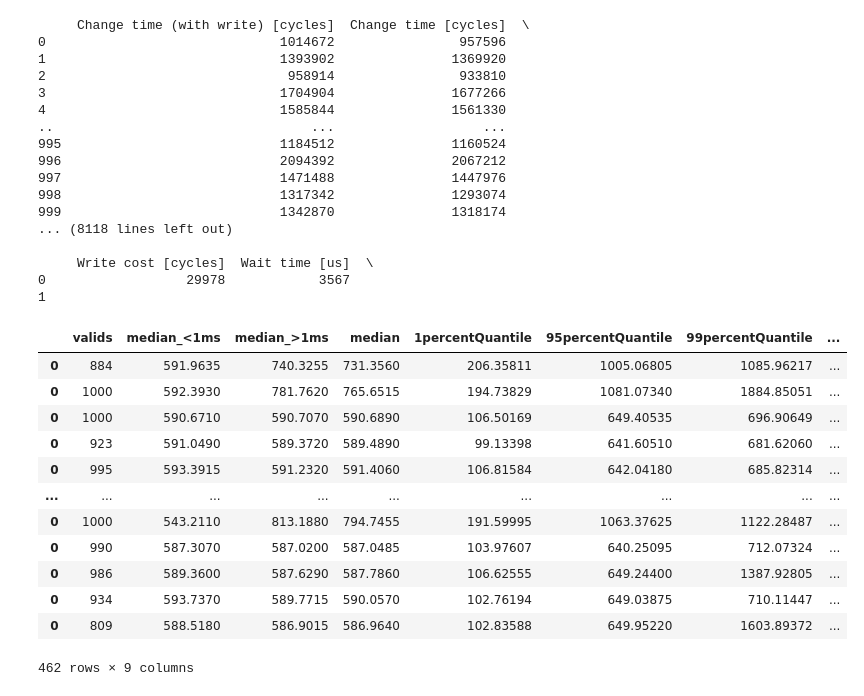
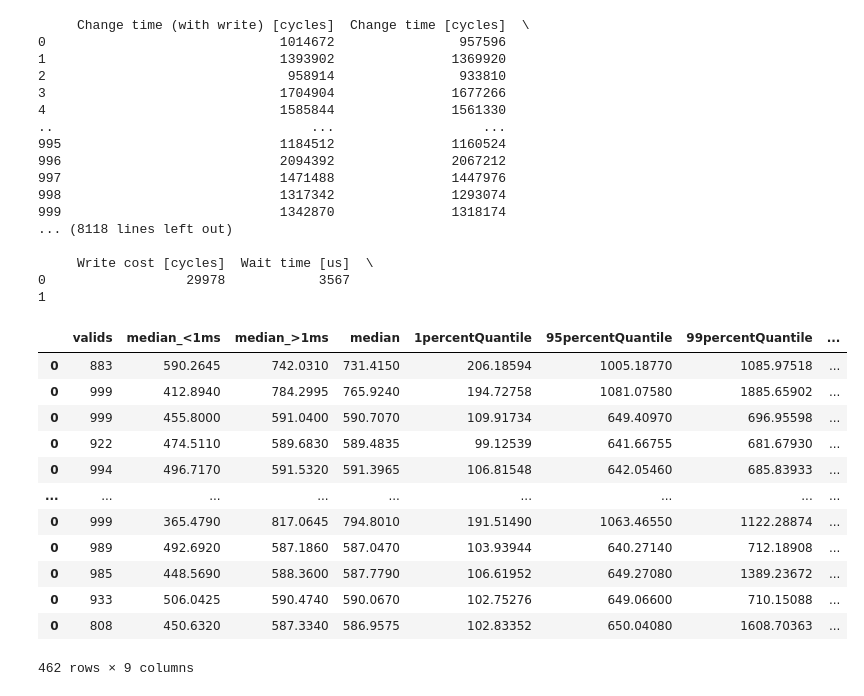
Before and after one commit to marenz2569/2025-sapphire-rapids-ee, a Jupyter notebook: measurements/ftalat/hati_analyze.ipynb, the cells around one changed output. Drawn from its saved outputs; the diff is of its cells as text; code cells hidden in the pictures.

```diff
--- a/measurements/ftalat/hati_analyze.ipynb
+++ b/measurements/ftalat/hati_analyze.ipynb
@@ -19,8 +19,8 @@ def savefig(name, **kwargs):
 # us -> MHz
 reference_frequency_per_time_unit = 2.0E3
 TRANSITION_LATENCY = "Transition latency [µs]"
-WAIT_LATENCY = "Time since last frequency switch [µs]"
-WAIT_PLUS_TRANSITION_LATENCY = "Time since last frequency switch + Transition latency [µs]"
+WAIT_LATENCY = "Time since last frequency change [us]"
+WAIT_LATENCY_BETWEEN_RUNS = "Time between detection of last frequency\nchange from source to target frequency [µs]"
 SOURCE_FREQUENCY = "Source Frequency [GHz]"
 TARGET_FREQUENCY = "Target Frequency [GHz]"
 FREQ_TRANSITION = "Frequency transition [GHz]"
@@ -46,13 +46,19 @@ for file in glob.glob(files_matcher):
         print(data)
     except:
         continue
-    data=data.rename(columns={"Change time (with write) [cycles]": TRANSITION_LATENCY, "Time since last frequency change request [cycles]": WAIT_LATENCY})
-    data[TRANSITION_LATENCY] = data[TRANSITION_LATENCY] / reference_frequency_per_time_unit
-    data[WAIT_LATENCY] = data[WAIT_LATENCY] / reference_frequency_per_time_unit
-    data[WAIT_PLUS_TRANSITION_LATENCY] = data[TRANSITION_LATENCY] + data[WAIT_LATENCY]
+    data[TRANSITION_LATENCY] = data["Change time (with write) [cycles]"] / reference_frequency_per_time_unit
+    data[WAIT_LATENCY] = data["Time since last frequency change [cycles]"] / reference_frequency_per_time_unit
+    data["Change time [us]"] = data["Change time [cycles]"] / reference_frequency_per_time_unit
+    data["Change time (with write) [us]"] = data["Change time (with write) [cycles]"] / reference_frequency_per_time_unit
+    data["Write cost [us]"] = data["Write cost [cycles]"] / reference_frequency_per_time_unit
+    data["second_change [us]"] = (data["Time since last frequency change request [cycles]"] - data["Time since last frequency change [cycles]"] + data["Change time (with write) [cycles]"]) / reference_frequency_per_time_unit
+    data["second_validation_interval [us]"] = (data["Time since last frequency change [cycles]"] - data["Change time (with write) [cycles]"]) / reference_frequency_per_time_unit - data["Wait time [us]"]
+    data[WAIT_LATENCY_BETWEEN_RUNS] = data["Detected frequency change timestamp [cycles]"].diff() / reference_frequency_per_time_unit
 
     # filter invalid measurement values
     data=data[data[TRANSITION_LATENCY]>0]
+    # discard the first row
+    data = data.iloc[1:]
 
     processed_data = pd.concat([processed_data, pd.DataFrame([
         {'valids': len(data),
@@ -64,44 +70,44 @@ for file in glob.glob(files_matcher):
          '99percentQuantile': data[TRANSITION_LATENCY].quantile(0.99),
          SOURCE_FREQUENCY: start_ghz,
          TARGET_FREQUENCY: target_ghz}
     ])])
 
     data[SOURCE_FREQUENCY] = start_ghz
     data[TARGET_FREQUENCY] = target_ghz
     data[FREQ_TRANSITION] = f"{start_ghz}GHz -> {target_ghz}GHz"
     all_data = pd.concat([all_data, data])
 
 processed_data
 # %% [output]
      Change time (with write) [cycles]  Change time [cycles]  \
 0                              1014672                957596
 1                              1393902               1369920
 2                               958914                933810
 3                              1704904               1677266
 4                              1585844               1561330
 ..                                 ...                   ...
 995                            1184512               1160524
 996                            2094392               2067212
 997                            1471488               1447976
 998                            1317342               1293074
 999                            1342870               1318174
 ... (8118 lines left out)
 
      Write cost [cycles]  Wait time [us]  \
 0                  29978            3567
 1
 |  | valids | median_<1ms | median_>1ms | median | 1percentQuantile | 95percentQuantile | 99percentQuantile | ... |
-| 0 | 884 | 591.9635 | 740.3255 | 731.3560 | 206.35811 | 1005.06805 | 1085.96217 | ... |
-| 0 | 1000 | 592.3930 | 781.7620 | 765.6515 | 194.73829 | 1081.07340 | 1884.85051 | ... |
-| 0 | 1000 | 590.6710 | 590.7070 | 590.6890 | 106.50169 | 649.40535 | 696.90649 | ... |
-| 0 | 923 | 591.0490 | 589.3720 | 589.4890 | 99.13398 | 641.60510 | 681.62060 | ... |
-| 0 | 995 | 593.3915 | 591.2320 | 591.4060 | 106.81584 | 642.04180 | 685.82314 | ... |
+| 0 | 883 | 590.2645 | 742.0310 | 731.4150 | 206.18594 | 1005.18770 | 1085.97518 | ... |
+| 0 | 999 | 412.8940 | 784.2995 | 765.9240 | 194.72758 | 1081.07580 | 1885.65902 | ... |
+| 0 | 999 | 455.8000 | 591.0400 | 590.7070 | 109.91734 | 649.40970 | 696.95598 | ... |
+| 0 | 922 | 474.5110 | 589.6830 | 589.4835 | 99.12539 | 641.66755 | 681.67930 | ... |
+| 0 | 994 | 496.7170 | 591.5320 | 591.3965 | 106.81548 | 642.05460 | 685.83933 | ... |
 | ... | ... | ... | ... | ... | ... | ... | ... | ... |
-| 0 | 1000 | 543.2110 | 813.1880 | 794.7455 | 191.59995 | 1063.37625 | 1122.28487 | ... |
-| 0 | 990 | 587.3070 | 587.0200 | 587.0485 | 103.97607 | 640.25095 | 712.07324 | ... |
-| 0 | 986 | 589.3600 | 587.6290 | 587.7860 | 106.62555 | 649.24400 | 1387.92805 | ... |
-| 0 | 934 | 593.7370 | 589.7715 | 590.0570 | 102.76194 | 649.03875 | 710.11447 | ... |
-| 0 | 809 | 588.5180 | 586.9015 | 586.9640 | 102.83588 | 649.95220 | 1603.89372 | ... |
+| 0 | 999 | 365.4790 | 817.0645 | 794.8010 | 191.51490 | 1063.46550 | 1122.28874 | ... |
+| 0 | 989 | 492.6920 | 587.1860 | 587.0470 | 103.93944 | 640.27140 | 712.18908 | ... |
+| 0 | 985 | 448.5690 | 588.3600 | 587.7790 | 106.61952 | 649.27080 | 1389.23672 | ... |
+| 0 | 933 | 506.0425 | 590.4740 | 590.0670 | 102.75276 | 649.06600 | 710.15088 | ... |
+| 0 | 808 | 450.6320 | 587.3340 | 586.9575 | 102.83352 | 650.04080 | 1608.70363 | ... |
 462 rows × 9 columns
 # %%
 all_data.reset_index()
```
Also changed, not shown: parts of 14 cells of this notebook, 1 other file.
